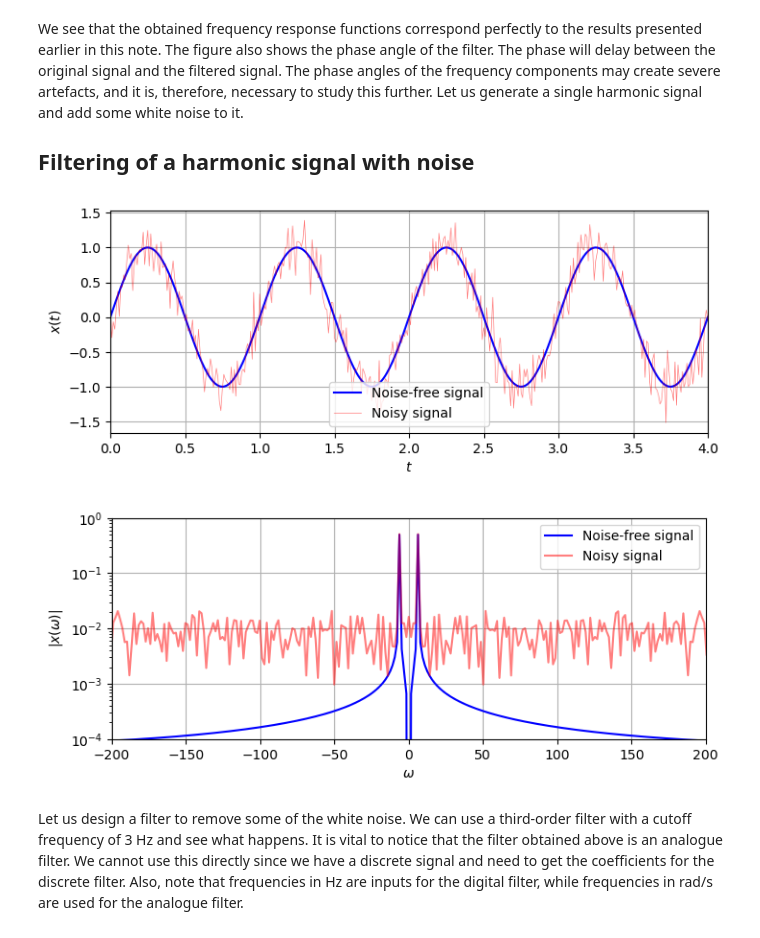
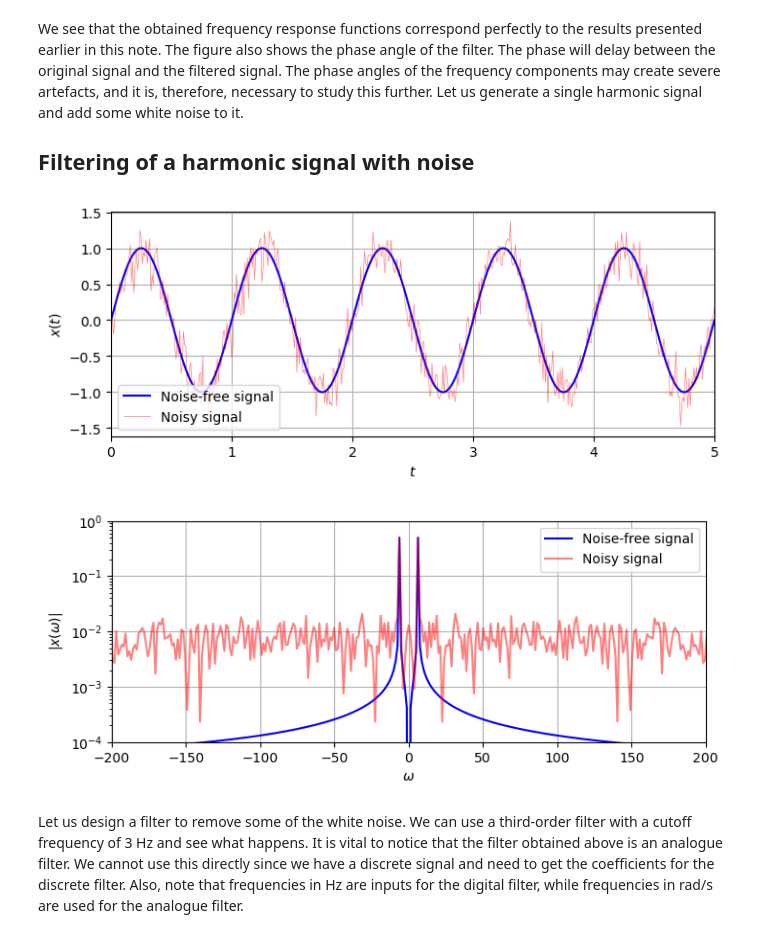
Before and after one commit to oiseth/TKT4108StructuralDynamics2, a Jupyter notebook: python/jupyterNotebooks/Example 8_2 Low-pass filtering of signals.ipynb, the cells around one changed output. Saved outputs shown, nothing was run; the diff lists cells and outputs as text; code cells hidden in the pictures.

```diff
--- a/python/jupyterNotebooks/Example 8_2 Low-pass filtering of signals.ipynb
+++ b/python/jupyterNotebooks/Example 8_2 Low-pass filtering of signals.ipynb
@@ -175,10 +175,10 @@ We see that the obtained frequency response functions correspond perfectly to th
 
 ## Filtering of a harmonic signal with noise
 # %%
-t = np.linspace(0,4,401)
+t = np.linspace(0,5,501)
 N=len(t)
 dt=t[1]-t[0]
-f = 1
+f = 1.0
 
 x = np.sin(2*np.pi*f*t)
 noise= np.random.normal(size = t.shape[0])*0.2
@@ -186,36 +186,36 @@ x_noisy = x + noise
 
 plt.figure(figsize=(8,3))
 plt.plot(t,x,color='b',label='Noise-free signal')
 plt.plot(t,x_noisy,color='r',alpha=0.5,linewidth=0.5,label='Noisy signal')
 plt.xlabel(r'$t$')
 plt.ylabel(r'$x(t)$')
-plt.xlim(0,4)
+plt.xlim(0,t[-1])
 plt.grid()
 plt.legend()
 
 x_fft = np.fft.fft(x)/N # DFT
 x_fft = np.fft.fftshift(x_fft) # Shift elements in vector, goes from [-omega,...,0,...+omega]
 
 x_noisy_fft = np.fft.fft(x_noisy)/N # DFT
 x_noisy_fft = np.fft.fftshift(x_noisy_fft) # Shift elements in vector, goes from [-omega,...,0,...+omega]
 
 f_fft = np.fft.fftfreq(N, d=dt) # Frequency axis in Hz
 f_fft_shift = np.fft.fftshift(f_fft)
 omega_fft_shift=f_fft_shift*2*np.pi # Convert to rad/s
 
 plt.figure(figsize=(8, 3))
 plt.plot(omega_fft_shift,np.abs(x_fft),color='b',label='Noise-free signal')
 plt.plot(omega_fft_shift,np.abs(x_noisy_fft),color='r',alpha=0.5,label='Noisy signal')
 plt.xlim(-200,200)
 plt.ylabel(r'$|x(\omega)|$')
 plt.xlabel(r'$\omega$')
 plt.legend()
 plt.yscale('log')
 plt.ylim(1e-4,1e0)
 plt.grid()
 # %% [output]
-[figure, old version]
+[figure, new version]
-[figure, old version]
+[figure, new version]
 # %% [markdown]
 Let us design a filter to remove some of the white noise. We can use a third-order filter with a cutoff frequency of 3 Hz and see what happens. It is vital to notice that the filter obtained above is an analogue filter. We cannot use this directly since we have a discrete signal and need to get the coefficients for the discrete filter. Also, note that frequencies in Hz are inputs for the digital filter, while frequencies in rad/s are used for the analogue filter.
 # %%
```
Also changed, not shown: parts of 4 cells of this notebook.
